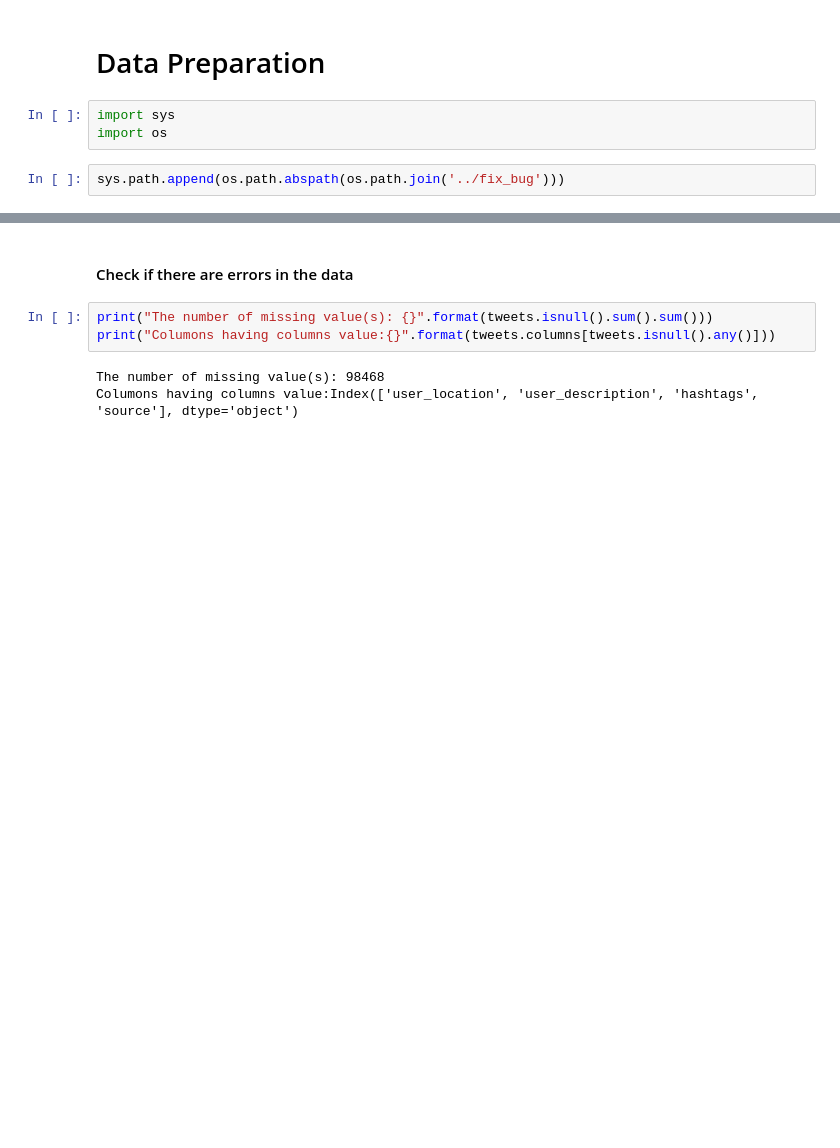
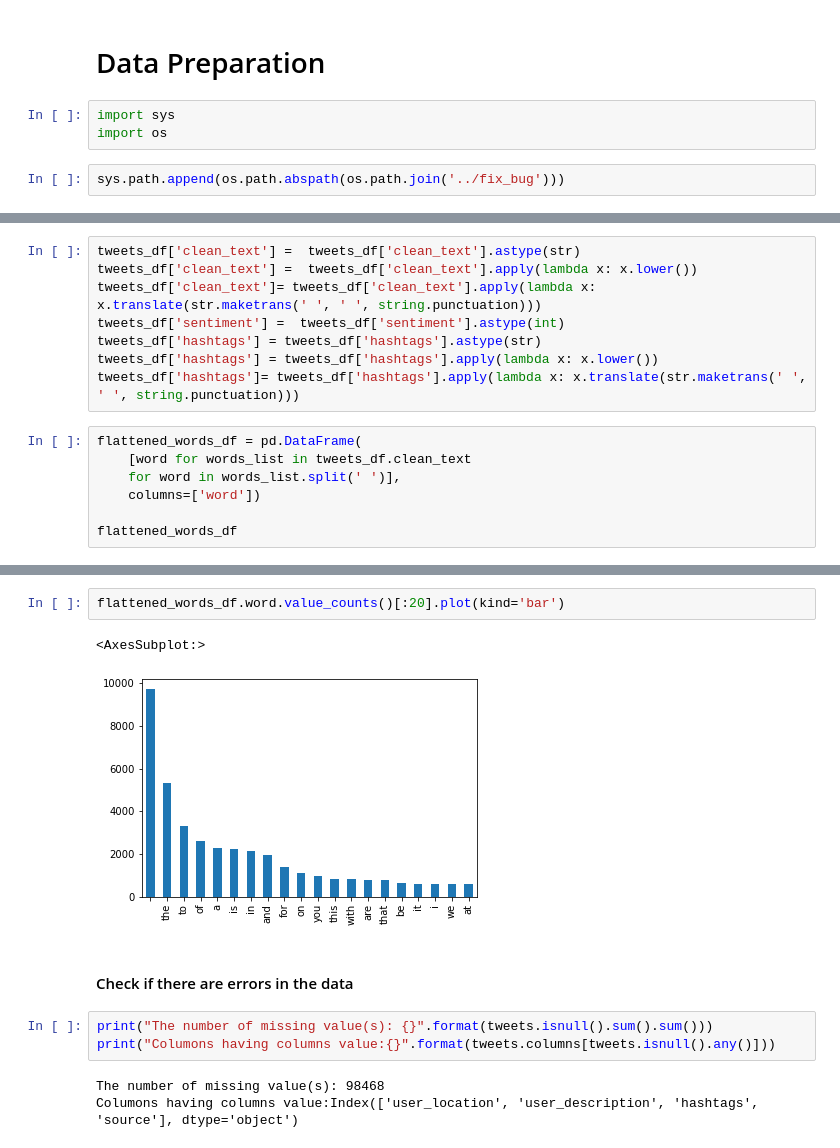
Before and after one commit to Abel-Blue/Twitter-Data-Analysis, a Jupyter notebook: Notebooks/EDA-Twitter.ipynb, the cells around one changed output, grey strips where cells are left out. Drawn from its saved outputs; the diff is of its cells as text; blank space fills up the shorter version.

Commit message:
proceed with word cloud

```diff
--- a/Notebooks/EDA-Twitter.ipynb
+++ b/Notebooks/EDA-Twitter.ipynb
@@ -119,0 +152,15 @@ NameError: name 'Clean_Tweets' is not defined
+# %%
+tweets_df['clean_text'] =  tweets_df['clean_text'].astype(str)
+tweets_df['clean_text'] =  tweets_df['clean_text'].apply(lambda x: x.lower())
+tweets_df['clean_text']= tweets_df['clean_text'].apply(lambda x: x.translate(str.maketrans(' ', ' ', string.punctuation)))
+tweets_df['sentiment'] =  tweets_df['sentiment'].astype(int)
+tweets_df['hashtags'] = tweets_df['hashtags'].astype(str)
+tweets_df['hashtags'] = tweets_df['hashtags'].apply(lambda x: x.lower())
+tweets_df['hashtags']= tweets_df['hashtags'].apply(lambda x: x.translate(str.maketrans(' ', ' ', string.punctuation)))
+# %%
+flattened_words_df = pd.DataFrame(
+    [word for words_list in tweets_df.clean_text
+    for word in words_list.split(' ')],
+    columns=['word'])
+
+flattened_words_df
@@ -120,3 +181,8 @@ NameError: name 'Clean_Tweets' is not defined
+# %%
+flattened_words_df.word.value_counts()[:20].plot(kind='bar')
+# %% [output]
+<AxesSubplot:>
+[figure, added]
 # %% [markdown]
 #### Check if there are errors in the data
 # %%
```
Also changed, not shown: parts of 7 cells of this notebook, 1 other file.
